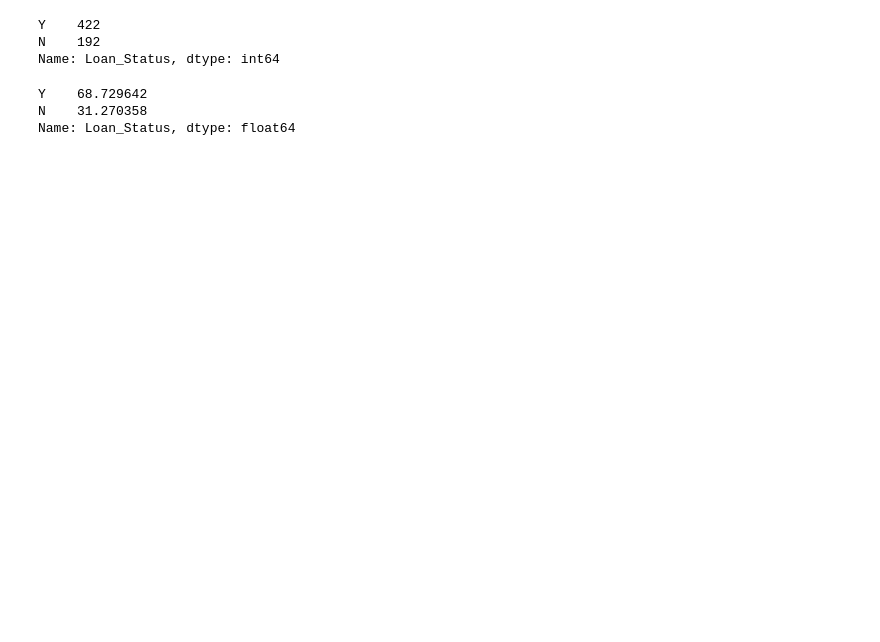
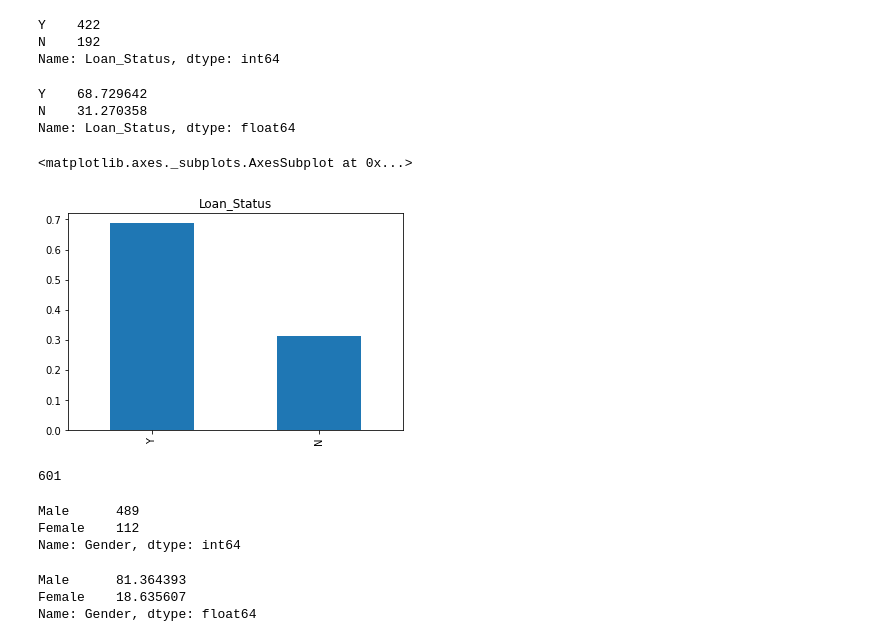
Before and after one commit to shivam23rawat/Home-Loan-Prediction-System, a Jupyter notebook: Home_Loan_Prediction.ipynb, the cells around one changed output. Cells and saved outputs as stored; diff of their text form; code cells hidden in the pictures; blank space fills up the shorter version.

```diff
--- a/Home_Loan_Prediction.ipynb
+++ b/Home_Loan_Prediction.ipynb
@@ -55,3 +58,26 @@ train["Loan_Status"].value_counts(normalize=True)*100
 Y    68.729642
 N    31.270358
 Name: Loan_Status, dtype: float64
+# %%
+train["Loan_Status"].value_counts(normalize=True).plot.bar(title='Loan_Status')
+# %% [output]
+<matplotlib.axes._subplots.AxesSubplot at 0x...>
+[figure, added]
+# %%
+#Independent Variable (categorical)
+
+train["Gender"].count()
+# %% [output]
+601
+# %%
+train["Gender"].value_counts()
+# %% [output]
+Male      489
+Female    112
+Name: Gender, dtype: int64
+# %%
+train["Gender"].value_counts(normalize=True)*100
+# %% [output]
+Male      81.364393
+Female    18.635607
+Name: Gender, dtype: float64
```
Also changed, not shown: parts of 52 cells of this notebook.
